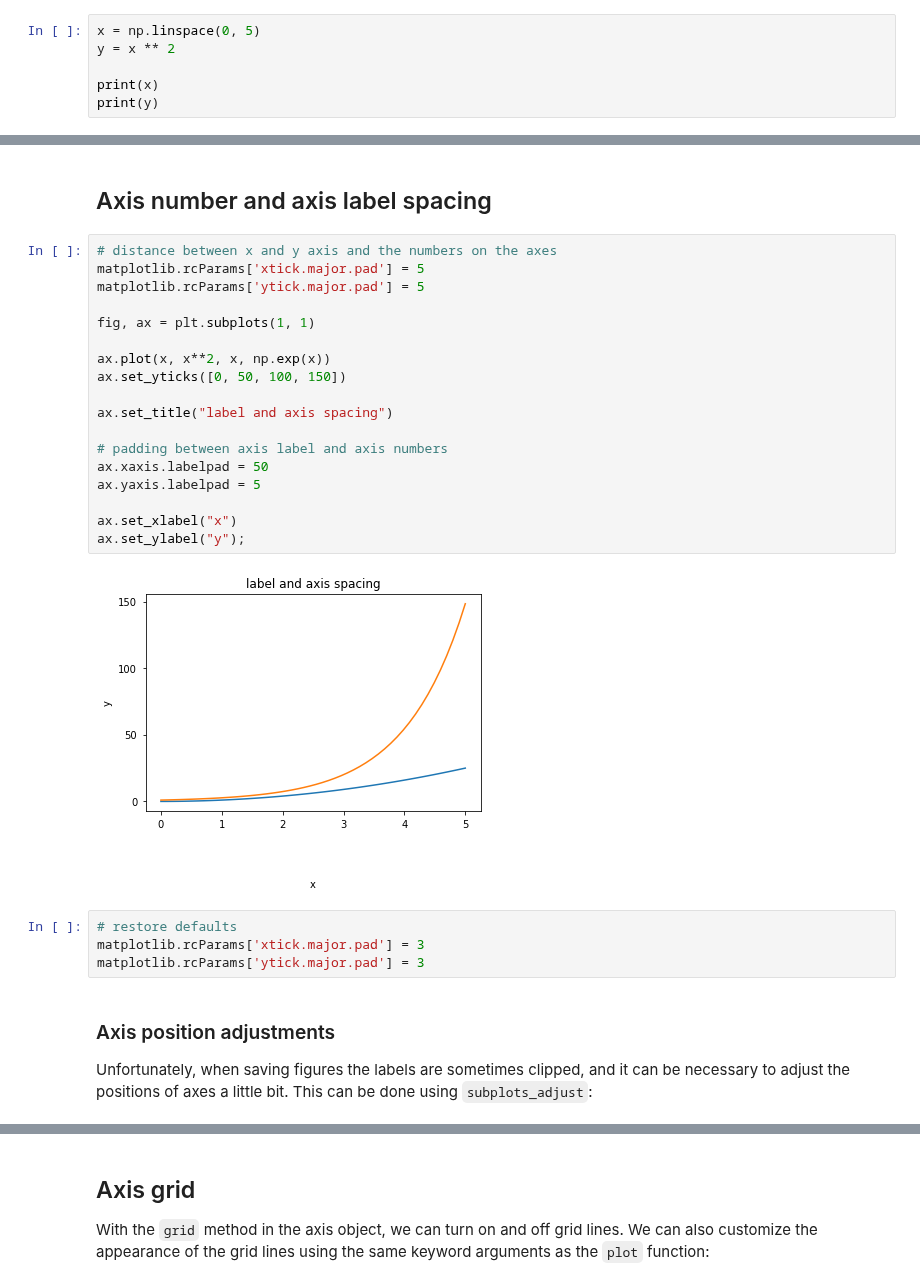
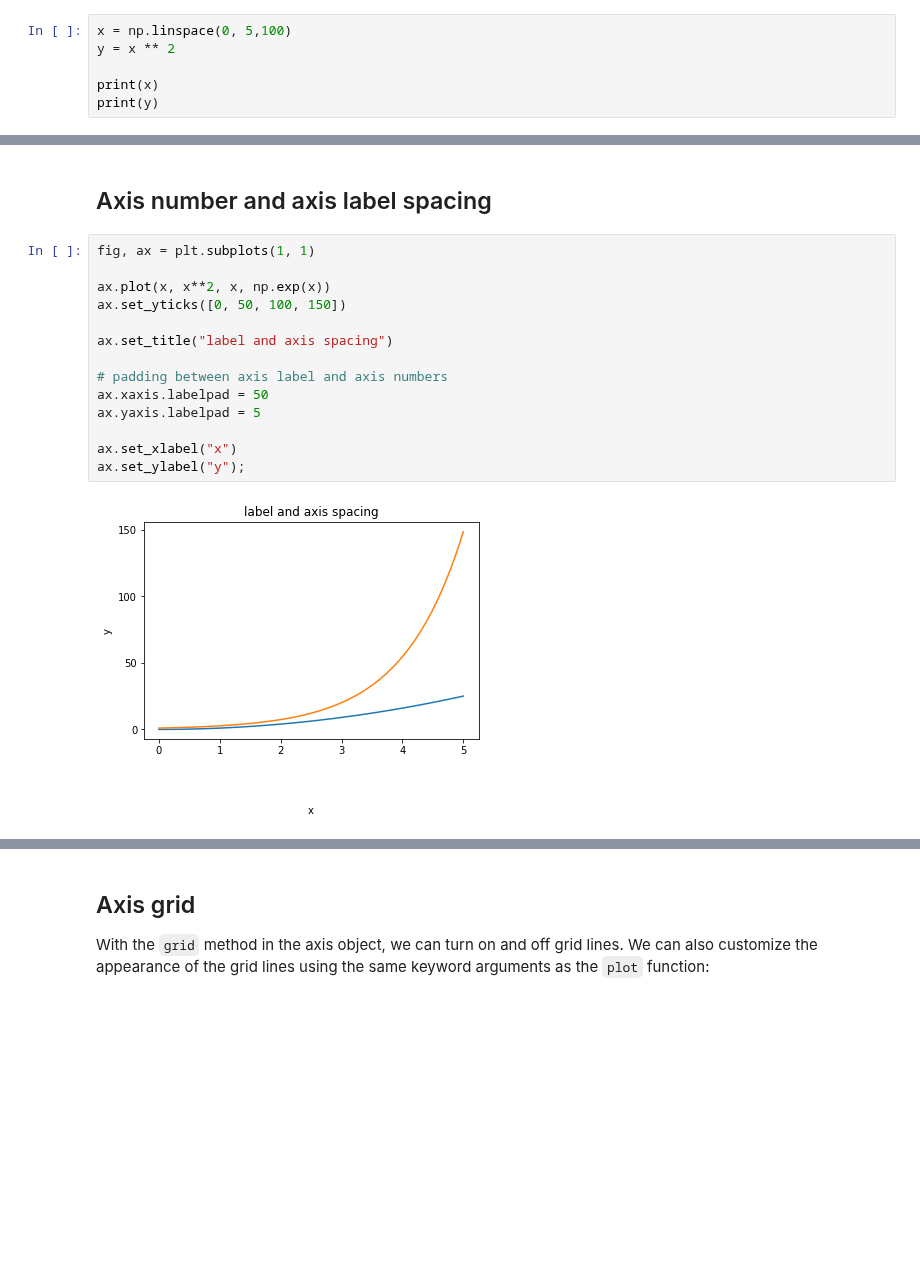
Before and after one commit to mtn75/Python-Toturial, a Jupyter notebook: python_workshop_visualisation.ipynb, the cells around one changed output, grey strips where cells are left out. Drawn from its saved outputs; the diff is of its cells as text; blank space fills up the shorter version.

```diff
--- a/python_workshop_visualisation.ipynb
+++ b/python_workshop_visualisation.ipynb
@@ -32,7 +26,7 @@ One of the key features of matplotlib that I would like to emphasize, and that I
 
 More information at the Matplotlib web page: http://matplotlib.org/
 # %%
-x = np.linspace(0, 5)
+x = np.linspace(0, 5,100)
 y = x ** 2
 
 print(x)
@@ -277,29 +271,18 @@ ax.set_yticklabels(["$%.1f$" % y for y in yticks], fontsize=18); # use LaTeX for
 # %% [markdown]
 ## Axis number and axis label spacing
 # %%
-# distance between x and y axis and the numbers on the axes
-matplotlib.rcParams['xtick.major.pad'] = 5
-matplotlib.rcParams['ytick.major.pad'] = 5
-
 fig, ax = plt.subplots(1, 1)
 
 ax.plot(x, x**2, x, np.exp(x))
 ax.set_yticks([0, 50, 100, 150])
 
 ax.set_title("label and axis spacing")
 
 # padding between axis label and axis numbers
 ax.xaxis.labelpad = 50
 ax.yaxis.labelpad = 5
 
 ax.set_xlabel("x")
 ax.set_ylabel("y");
 # %% [output]
-[figure, old version]
+[figure, new version]
-# %%
-# restore defaults
-matplotlib.rcParams['xtick.major.pad'] = 3
-matplotlib.rcParams['ytick.major.pad'] = 3
-# %% [markdown]
-### Axis position adjustments
-Unfortunately, when saving figures the labels are sometimes clipped, and it can be necessary to adjust the positions of axes a little bit. This can be done using `subplots_adjust`:
```
Also changed, not shown: parts of 23 cells of this notebook.
